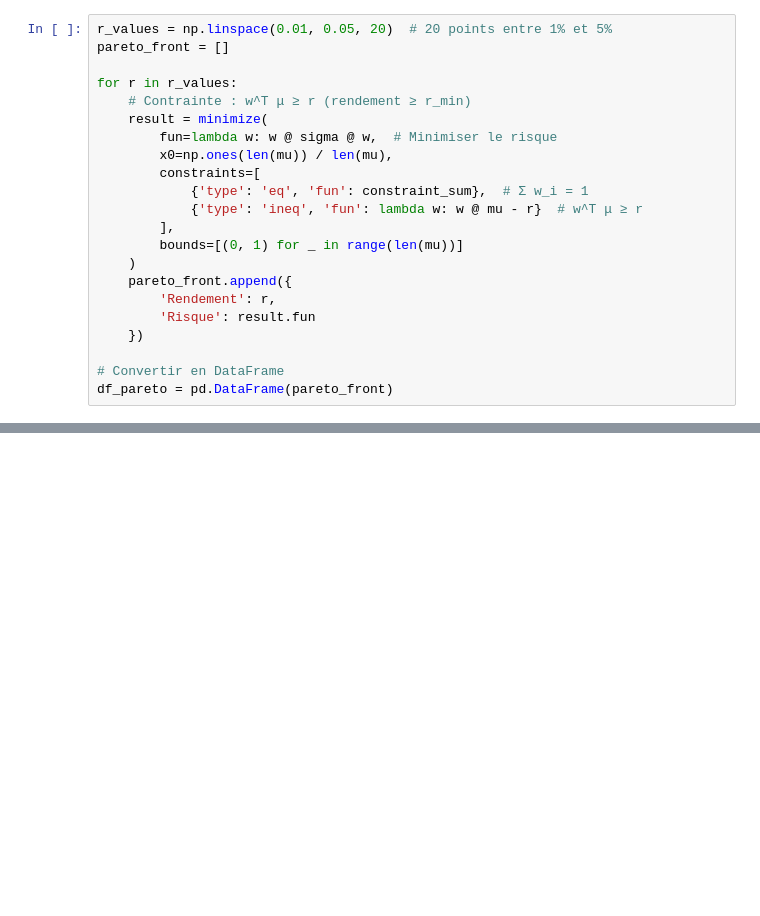
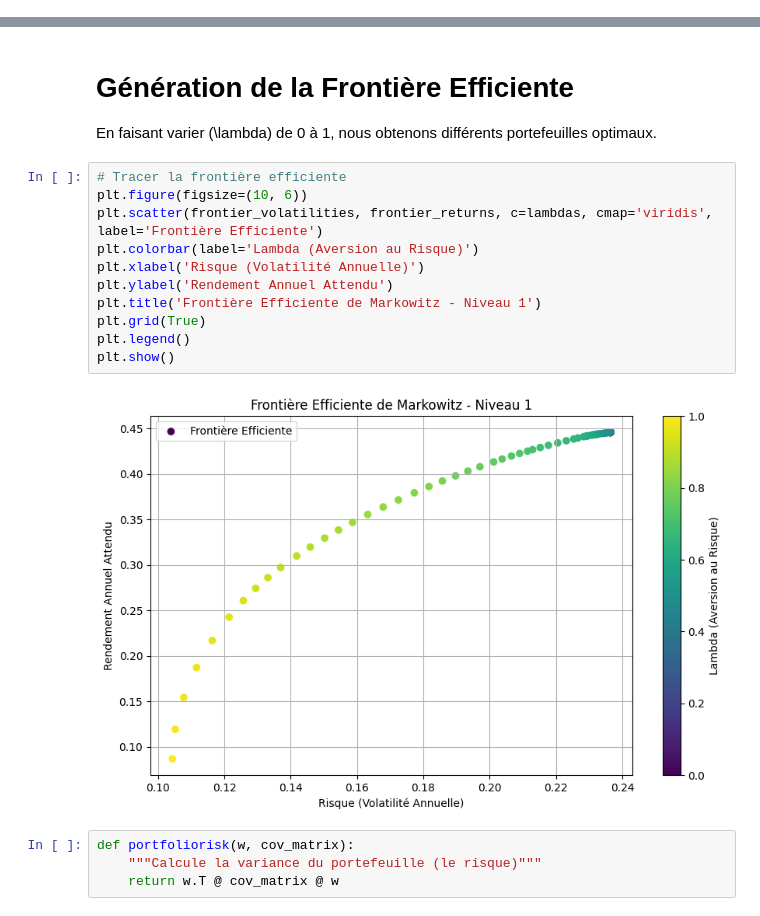
Before and after one commit to corazon008/MulticriteiaOptimization-Project, a Jupyter notebook: notebooks/step1.ipynb, the cells around one changed output, grey strips where cells are left out. Drawn from its saved outputs; the diff is of its cells as text; blank space fills up the shorter version.

```diff
--- a/notebooks/step1.ipynb
+++ b/notebooks/step1.ipynb
@@ -197,22 +35,0 @@ Risque (variance) : 17.165325903498836
-# %%
-r_values = np.linspace(0.01, 0.05, 20)  # 20 points entre 1% et 5%
-pareto_front = []
-
-for r in r_values:
-    # Contrainte : w^T μ ≥ r (rendement ≥ r_min)
-    result = minimize(
-        fun=lambda w: w @ sigma @ w,  # Minimiser le risque
-        x0=np.ones(len(mu)) / len(mu),
-        constraints=[
-            {'type': 'eq', 'fun': constraint_sum},  # Σ w_i = 1
-            {'type': 'ineq', 'fun': lambda w: w @ mu - r}  # w^T μ ≥ r
-        ],
-        bounds=[(0, 1) for _ in range(len(mu))]
-    )
-    pareto_front.append({
-        'Rendement': r,
-        'Risque': result.fun
-    })
-
-# Convertir en DataFrame
-df_pareto = pd.DataFrame(pareto_front)
@@ -218,0 +122,21 @@ df_pareto = pd.DataFrame(pareto_front)
+# %% [markdown]
+# Génération de la Frontière Efficiente
+
+En faisant varier \(\lambda\) de 0 à 1, nous obtenons différents portefeuilles optimaux.
+# %%
+# Tracer la frontière efficiente
+plt.figure(figsize=(10, 6))
+plt.scatter(frontier_volatilities, frontier_returns, c=lambdas, cmap='viridis', label='Frontière Efficiente')
+plt.colorbar(label='Lambda (Aversion au Risque)')
+plt.xlabel('Risque (Volatilité Annuelle)')
+plt.ylabel('Rendement Annuel Attendu')
+plt.title('Frontière Efficiente de Markowitz - Niveau 1')
+plt.grid(True)
+plt.legend()
+plt.show()
+# %% [output]
+[figure, added]
+# %%
+def portfoliorisk(w, cov_matrix):
+    """Calcule la variance du portefeuille (le risque)"""
+    return w.T @ cov_matrix @ w
```
Also changed, not shown: parts of 23 cells of this notebook, 1 other file.
